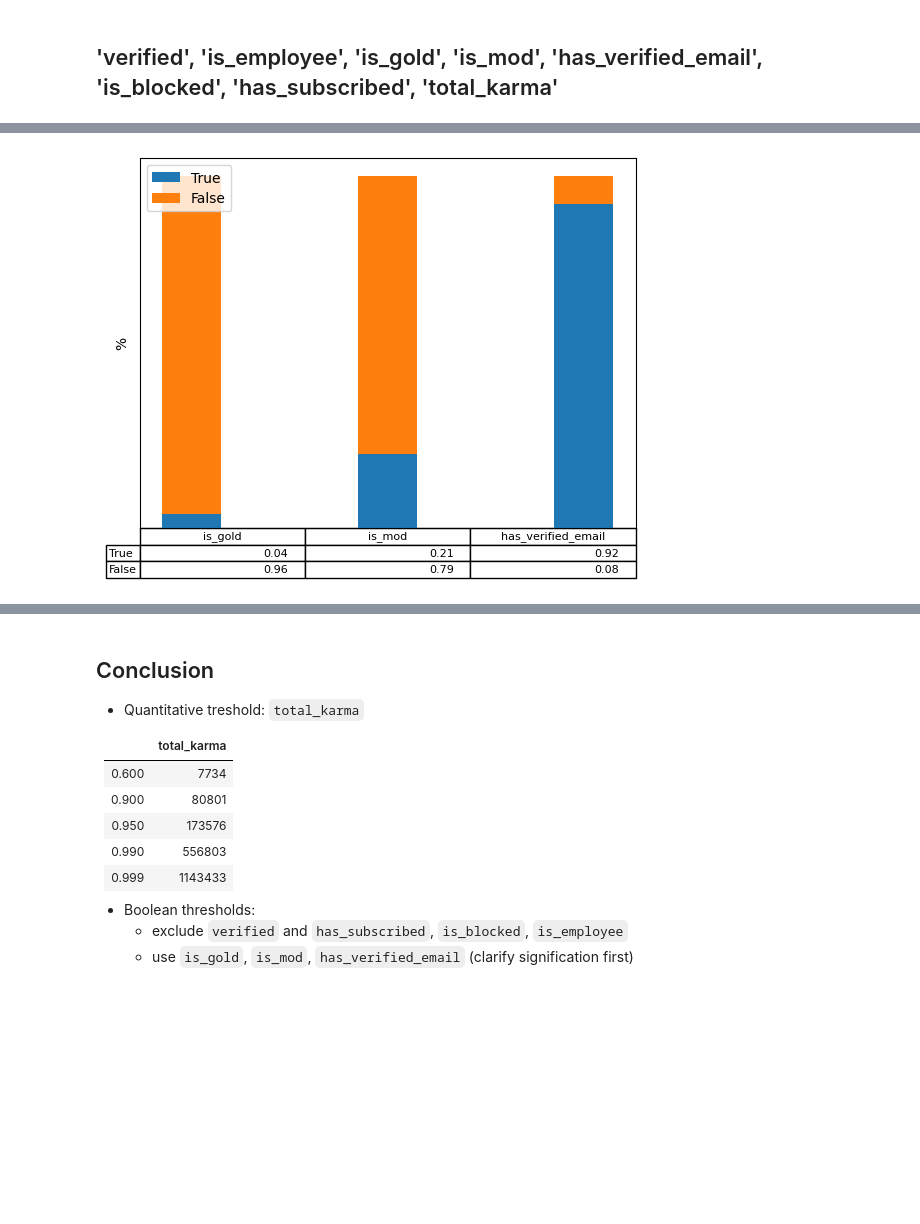
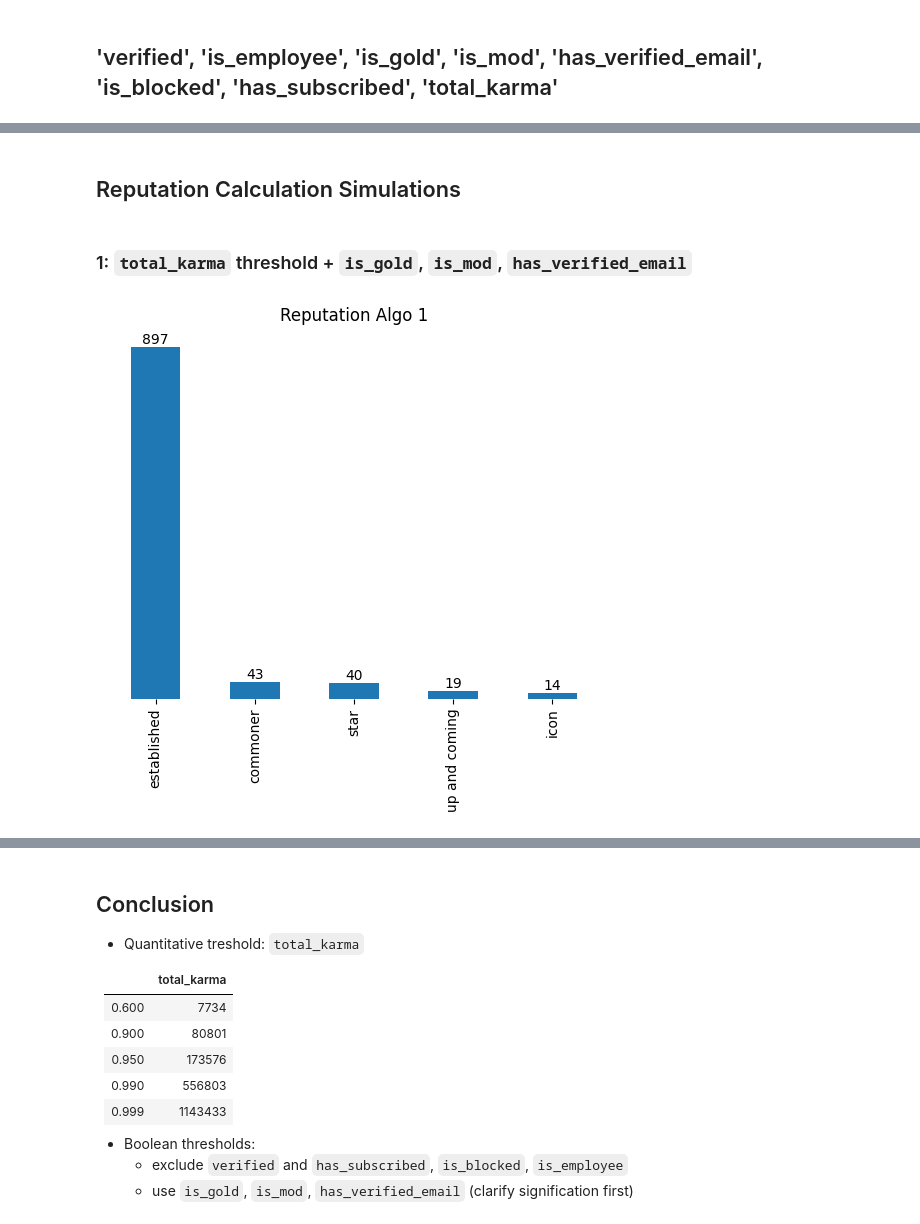
Before and after one commit to interep-project/interep-groups-eda, a Jupyter notebook: notebooks/reddit.ipynb, the cells around one changed output, grey strips where cells are left out. Saved outputs shown, nothing was run; the diff lists cells and outputs as text; code cells hidden in the pictures; blank space fills up the shorter version.

Commit message:
Simulate different reddit reputation algos (#12)
Signed-off-by: r1oga <38692952+r1oga@users.noreply.github.com>

```diff
--- a/notebooks/reddit.ipynb
+++ b/notebooks/reddit.ipynb
@@ -135,35 +197,39 @@ plt.show()
-# %%
-labels = ['is_gold', 'is_mod', 'has_verified_email']
-[trues, falses] = [[], []]
-
-for col in labels:
-    try:
-        t = df_reddit_bool[col].value_counts(normalize=True)[True]
-        trues.append(t)
-    except:
-        trues.append(0)
-
-    try:
-        f = df_reddit_bool[col].value_counts(normalize=True)[False]
-        falses.append(f)
-    except:
-        falses.append(0)
-
-[trues, falses] = [[round(t, 2) for t in trues], [round(f, 2) for f in falses]]
-
-width = 0.3
-fig, ax = plt.subplots()
-ax.bar(labels, trues, width, label='True')
-ax.bar(labels, falses, width, bottom=trues, label='False')
-
-ax.set_ylabel('%')
-ax.legend()
-plt.xticks([])
-plt.yticks([])
-table = plt.table(cellText=[trues, falses], rowLabels=['True', 'False'], colLabels=labels, loc='bottom')
-table.auto_set_font_size(False)
-table.set_fontsize(8)
-
-plt.show()
-# %% [output]
-[figure, removed]
+# %% [markdown]
+## Reputation Calculation Simulations
+# %% [markdown]
+### 1: `total_karma` threshold + `is_gold`, `is_mod`, `has_verified_email`
+# %%
+from tiers import TIERS
+
+def get_followers_bin(x, bins):
+    for index, (m, M) in enumerate(bins):
+        if m <= x < M:
+            return index
+    return 4
+
+
+KARMA_BINS = [(0, 7734), (7734, 80801), (80801, 173576), (173576, 556803)]
+# %%
+def reputation(total_karma, is_gold, is_mod, has_verified_email):
+    followers_bin = get_followers_bin(total_karma, KARMA_BINS)
+    return TIERS[max(followers_bin, 2)] if is_gold or is_mod or has_verified_email else TIERS[followers_bin]
+
+df['reputation'] = df.apply(lambda x: reputation(x['total_karma'], x['is_gold'], x['is_mod'], x['has_verified_email'])['name'], axis=1)
+
+# draw bar chart of reputation column
+# display the count of each value at the top of each bar
+# don't show y-axis
+plt = df['reputation'].value_counts().plot.bar(title='Reputation Algo 1')
+plt.axes.get_yaxis().set_visible(False)
+plt.bar_label(plt.containers[0])
+
+# hide frame
+plt.spines['top'].set_visible(False)
+plt.spines['right'].set_visible(False)
+plt.spines['bottom'].set_visible(False)
+plt.spines['left'].set_visible(False)
+
+# save plot
+plt.figure.savefig('../plots/reddit/reputation_sim1.png', bbox_inches='tight')
+# %% [output]
+[figure, added]
```
Also changed, not shown: parts of 28 cells of this notebook, 7 other files.
